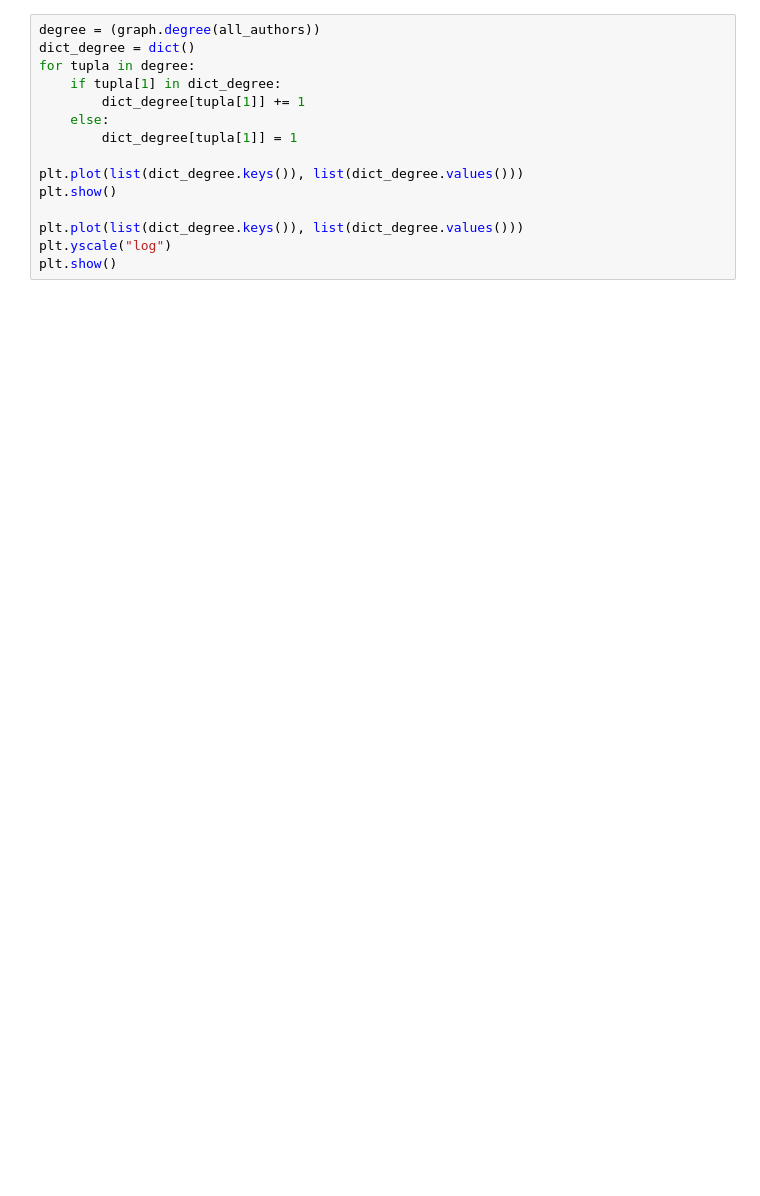
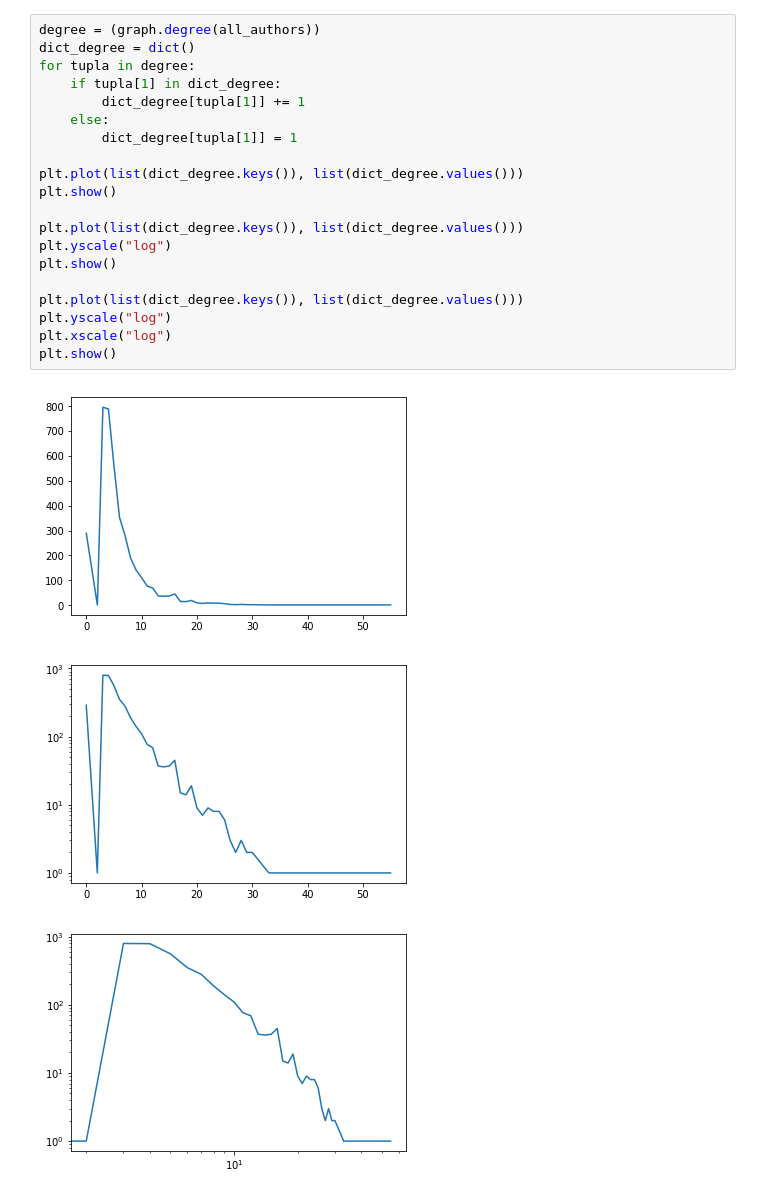
Before and after one commit to fhosen/CienciaDeDatos, a Jupyter notebook: TP4/TP4.ipynb, the cells around one changed output. Drawn from its saved outputs; the diff is of its cells as text; blank space fills up the shorter version.

```diff
--- a/TP4/TP4.ipynb
+++ b/TP4/TP4.ipynb
@@ -71,15 +90,24 @@ plt.show()
 # %%
 degree = (graph.degree(all_authors))
 dict_degree = dict()
 for tupla in degree:
     if tupla[1] in dict_degree:
         dict_degree[tupla[1]] += 1
     else:
         dict_degree[tupla[1]] = 1
 
 plt.plot(list(dict_degree.keys()), list(dict_degree.values()))
 plt.show()
 
 plt.plot(list(dict_degree.keys()), list(dict_degree.values()))
 plt.yscale("log")
 plt.show()
+
+plt.plot(list(dict_degree.keys()), list(dict_degree.values()))
+plt.yscale("log")
+plt.xscale("log")
+plt.show()
+# %% [output]
+[figure, added]
+[figure, added]
+[figure, added]
```
Also changed, not shown: parts of 17 cells of this notebook.
